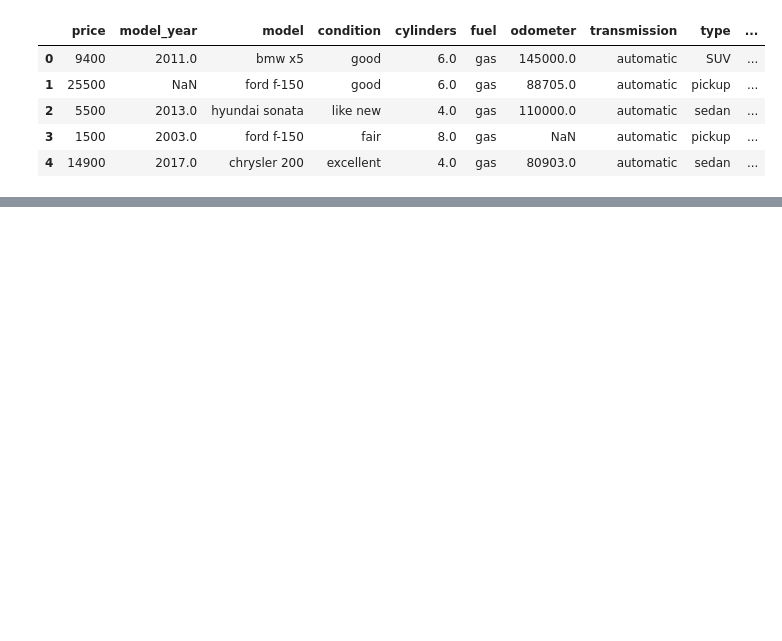
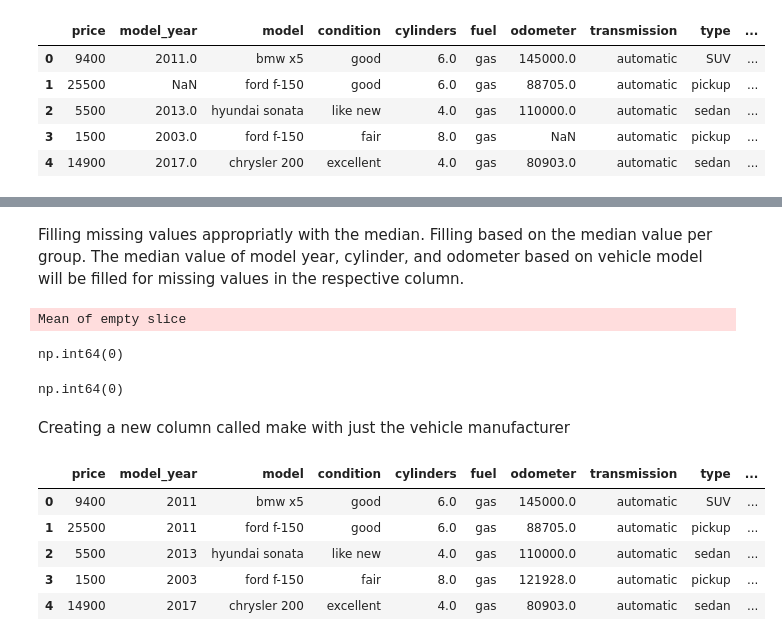
Before and after one commit to sawyerpl/Sprint_4_Project, a Jupyter notebook: notebooks/EDA.ipynb, the cells around one changed output, grey strips where cells are left out. Cells and saved outputs as stored; diff of their text form; code cells hidden in the pictures; blank space fills up the shorter version.

```diff
--- a/notebooks/EDA.ipynb
+++ b/notebooks/EDA.ipynb
@@ -8,0 +24,5 @@ vehicles_df = pd.read_csv('../vehicles_us.csv')
+# %%
+
+vehicles_df['date_posted'] = pd.to_datetime(vehicles_df['date_posted'], format='%Y-%m-%d')
+vehicles_df.info()
+vehicles_df['price'].isna().sum()
@@ -60,0 +99,33 @@ odometer_price.show()
+# %% [markdown]
+Filling missing values appropriatly with the median. Filling based on the median value per group. The median value of model year, cylinder, and odometer based on vehicle model will be filled for missing values in the respective column.
+# %%
+vehicles_df['model_year'] = vehicles_df.groupby('model')['model_year'].transform(lambda x: x.fillna(x.median()))
+vehicles_df['cylinders'] = vehicles_df.groupby('model')['cylinders'].transform(lambda x: x.fillna(x.median()))
+vehicles_df['odometer'] = vehicles_df.groupby('model')['odometer'].transform(lambda x: x.fillna(x.median()))
+odom_median = vehicles_df['odometer'].median()
+vehicles_df['odometer'] = vehicles_df['odometer'].fillna(odom_median)
+vehicles_df.head()
+vehicles_df['odometer'].isna().sum()
+# %% [output]
+Mean of empty slice
+np.int64(0)
+# %%
+vehicles_df['cylinders'] = vehicles_df['cylinders'].fillna(vehicles_df.groupby('model')['cylinders'].median())
+vehicles_df['cylinders'].isna().sum()
+# %% [output]
+np.int64(0)
+# %% [markdown]
+Creating a new column called make with just the vehicle manufacturer
+# %%
+vehicles_df['make'] = vehicles_df['model'].str.split(' ').str[0]
+# %%
+
+vehicles_df['model_year'] = pd.to_datetime(vehicles_df['model_year'], format='%Y').dt.year
+vehicles_df.head()
+# %% [output]
+|  | price | model_year | model | condition | cylinders | fuel | odometer | transmission | type | ... |
+| 0 | 9400 | 2011 | bmw x5 | good | 6.0 | gas | 145000.0 | automatic | SUV | ... |
+| 1 | 25500 | 2011 | ford f-150 | good | 6.0 | gas | 88705.0 | automatic | pickup | ... |
+| 2 | 5500 | 2013 | hyundai sonata | like new | 4.0 | gas | 110000.0 | automatic | sedan | ... |
+| 3 | 1500 | 2003 | ford f-150 | fair | 8.0 | gas | 121928.0 | automatic | pickup | ... |
+| 4 | 14900 | 2017 | chrysler 200 | excellent | 4.0 | gas | 80903.0 | automatic | sedan | ... |
```
Also changed, not shown: parts of 15 cells of this notebook.
